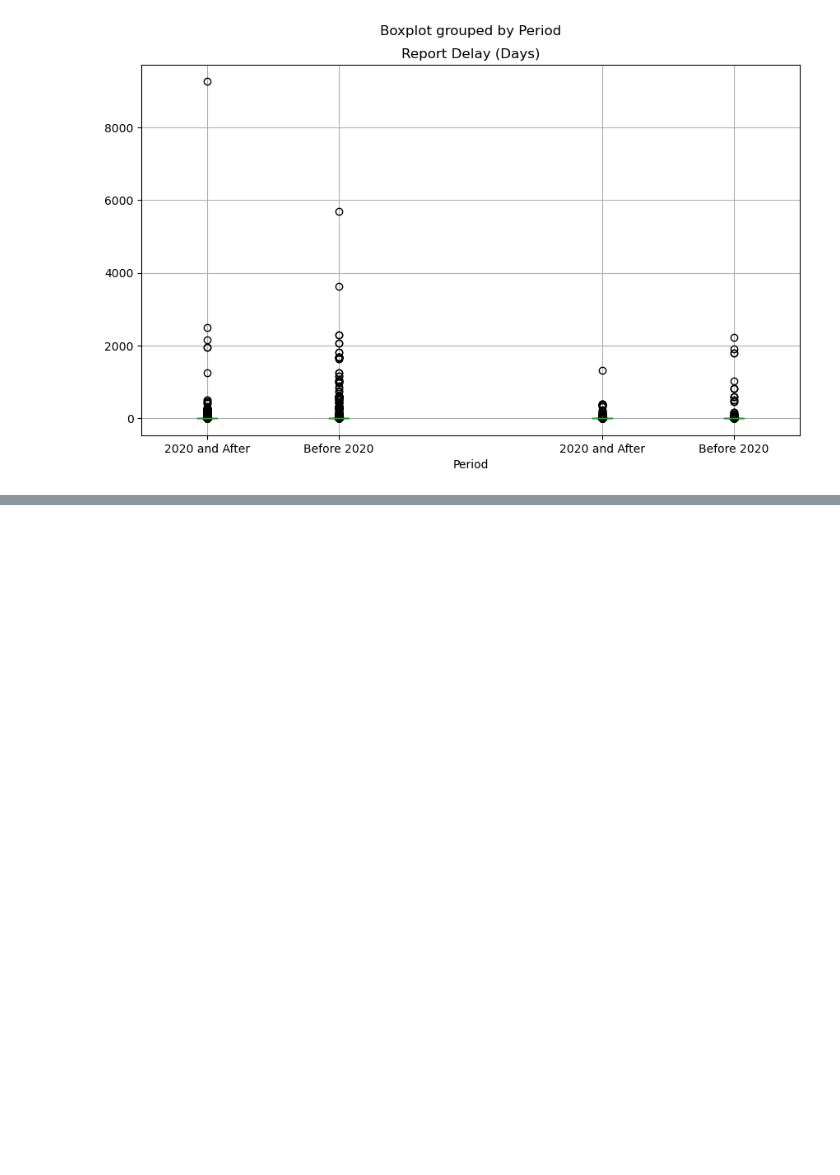
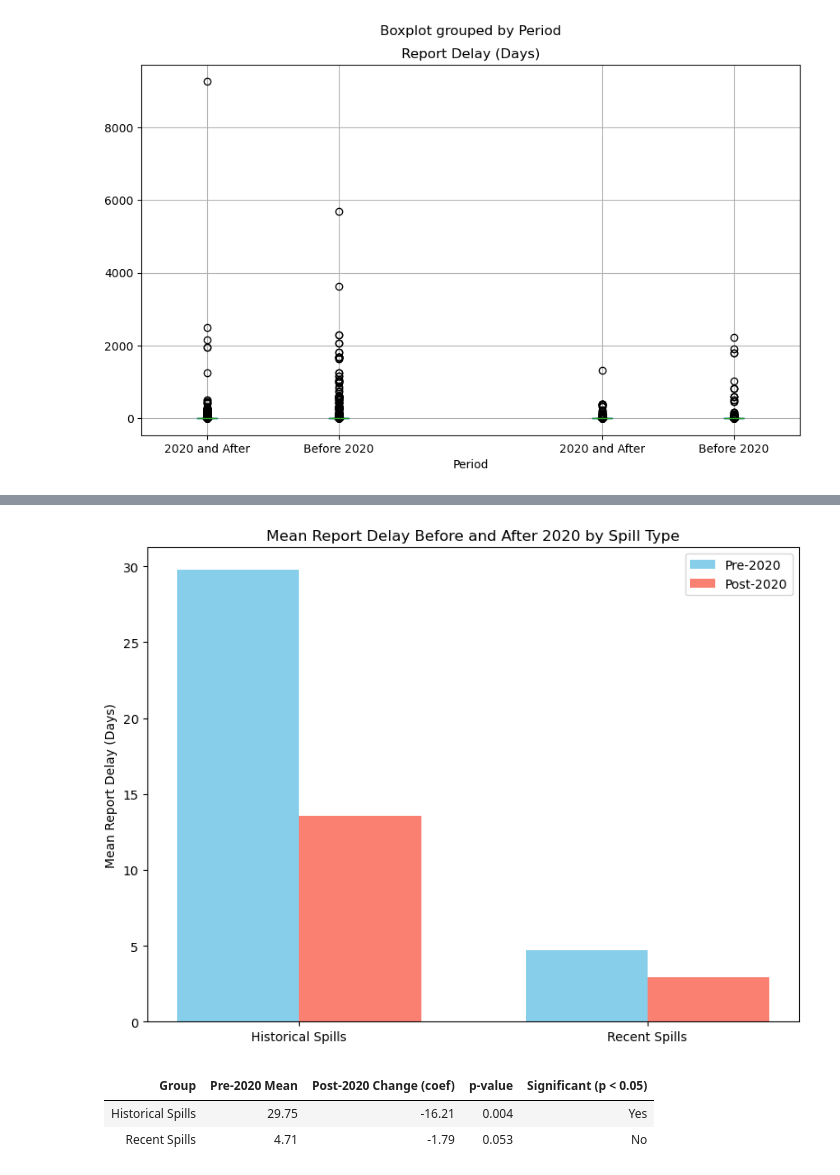
Before and after one commit to dadams-AU/colorado_spills, a Jupyter notebook: analysis/analysis5.ipynb, the cells around one changed output, grey strips where cells are left out. Drawn from its saved outputs; the diff is of its cells as text; code cells hidden in the pictures; blank space fills up the shorter version.

```diff
--- a/analysis/analysis5.ipynb
+++ b/analysis/analysis5.ipynb
@@ -444,0 +509,34 @@ The difference in response time for recent spills is statistically significant.
+# %%
+import matplotlib.pyplot as plt
+
+# Data
+pre_means = [29.75, 4.71]
+post_means = [29.75 - 16.21, 4.71 - 1.79]
+labels = ['Historical Spills', 'Recent Spills']
+
+x = range(len(labels))
+width = 0.35
+
+# Plot
+fig, ax = plt.subplots(figsize=(8, 6))
+ax.bar([i - width / 2 for i in x], pre_means, width, label='Pre-2020', color='skyblue')
+ax.bar([i + width / 2 for i in x], post_means, width, label='Post-2020', color='salmon')
+
+# Labels and aesthetics
+ax.set_ylabel('Mean Report Delay (Days)')
+ax.set_title('Mean Report Delay Before and After 2020 by Spill Type')
+ax.set_xticks(x)
+ax.set_xticklabels(labels)
+ax.legend()
+
+# Save and show
+plt.tight_layout()
+plt.savefig('report_delay_barplot.png')
+plt.show()
+# %% [output]
+[figure, added]
+# %% [markdown]
+| Group             | Pre-2020 Mean | Post-2020 Change (coef) | p-value | Significant (p < 0.05) |
+|------------------|---------------|--------------------------|---------|-------------------------|
+| Historical Spills| 29.75         | -16.21                   | 0.004   | Yes                     |
+| Recent Spills    | 4.71          | -1.79                    | 0.053   | No                      |
```
Also changed, not shown: parts of 10 cells of this notebook, 9 other files.
